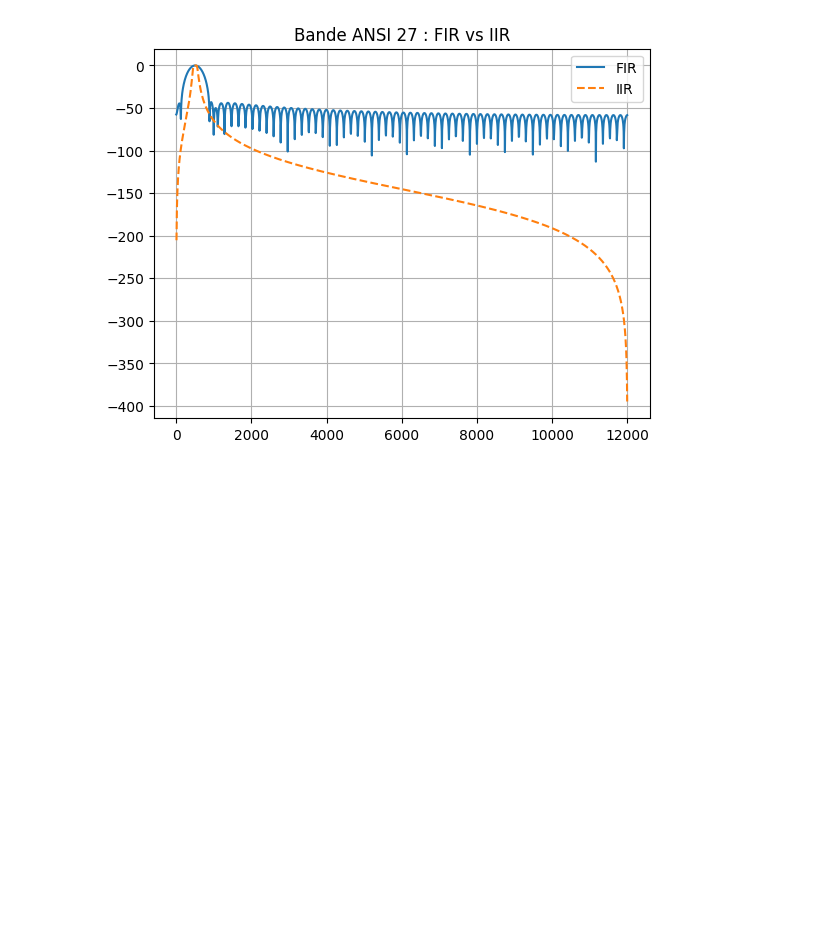
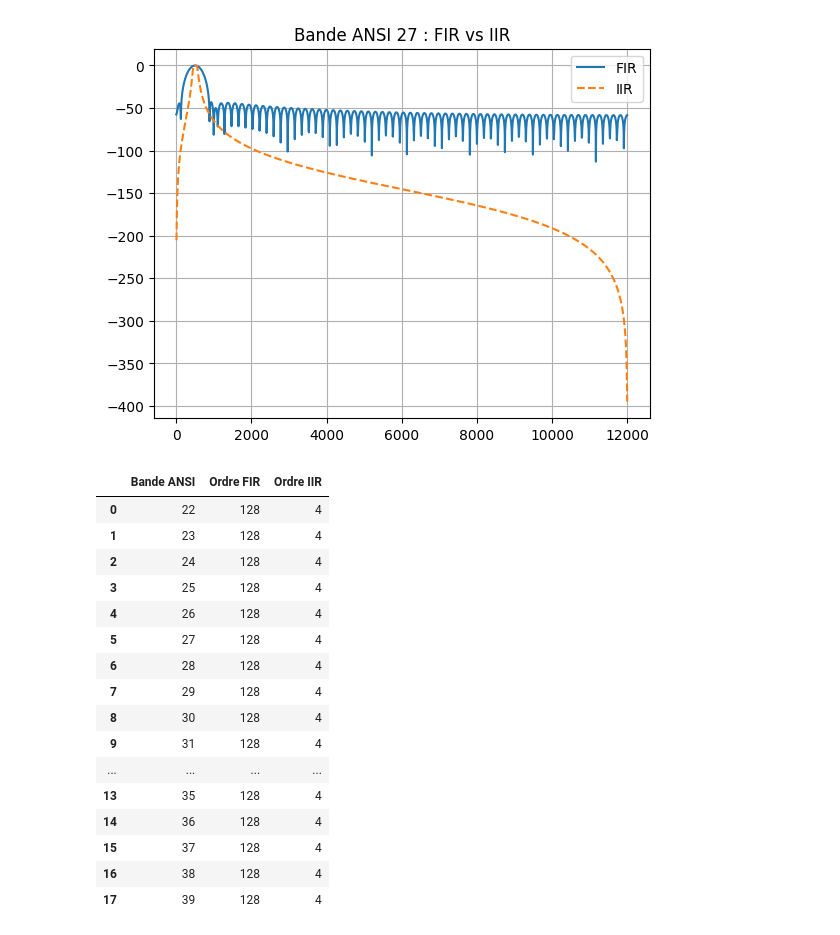
Before and after one commit to Sawlyer/SIR, a Jupyter notebook: design_filters_1_3_octave.ipynb, the cells around one changed output. Cells and saved outputs as stored; diff of their text form; code cells hidden in the pictures; blank space fills up the shorter version.

```diff
--- a/design_filters_1_3_octave.ipynb
+++ b/design_filters_1_3_octave.ipynb
@@ -165,3 +167,32 @@ plt.title(f"Bande ANSI {bands[k]} : FIR vs IIR")
 plt.show()
 # %% [output]
 [figure]
+# %%
+# Tableau des ordres des filtres FIR/IIR pour chaque bande 1/3 octave
+# Je ne vois pas l'intérêt de ce tableau, a ce niveau là (car ANSI S1.11 Standar) mais bon...
+data = []
+for i, band in enumerate(bands):
+    fir_order = len(filters_FIR[i]) - 1  # ordre = taps - 1
+    iir_order = 4  # Butterworth N=4
+    data.append([band, fir_order, iir_order])
+
+df = pd.DataFrame(data, columns=['Bande ANSI', 'Ordre FIR', 'Ordre IIR'])
+df
+# %% [output]
+|  | Bande ANSI | Ordre FIR | Ordre IIR |
+| 0 | 22 | 128 | 4 |
+| 1 | 23 | 128 | 4 |
+| 2 | 24 | 128 | 4 |
+| 3 | 25 | 128 | 4 |
+| 4 | 26 | 128 | 4 |
+| 5 | 27 | 128 | 4 |
+| 6 | 28 | 128 | 4 |
+| 7 | 29 | 128 | 4 |
+| 8 | 30 | 128 | 4 |
+| 9 | 31 | 128 | 4 |
+| ... | ... | ... | ... |
+| 13 | 35 | 128 | 4 |
+| 14 | 36 | 128 | 4 |
+| 15 | 37 | 128 | 4 |
+| 16 | 38 | 128 | 4 |
+| 17 | 39 | 128 | 4 |
```
Also changed, not shown: parts of 15 cells of this notebook, 1 other file.
